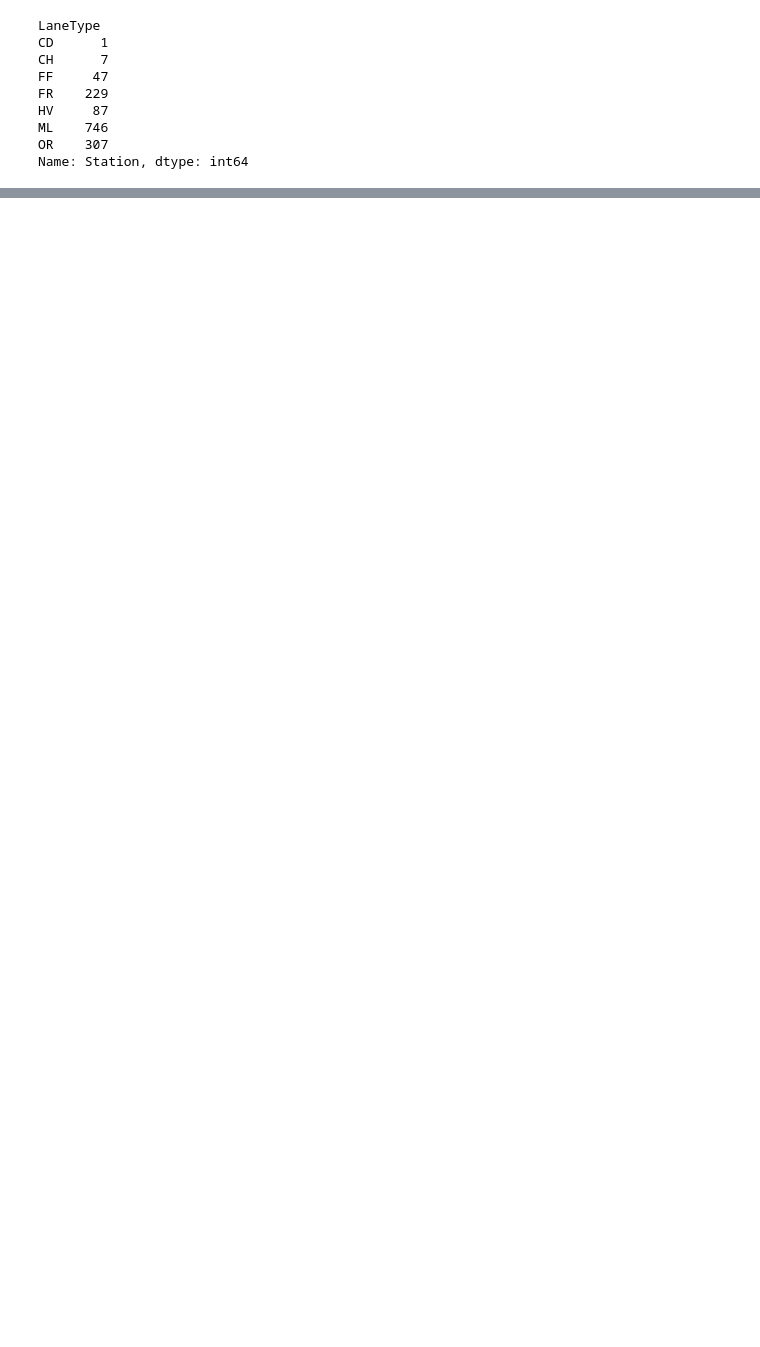
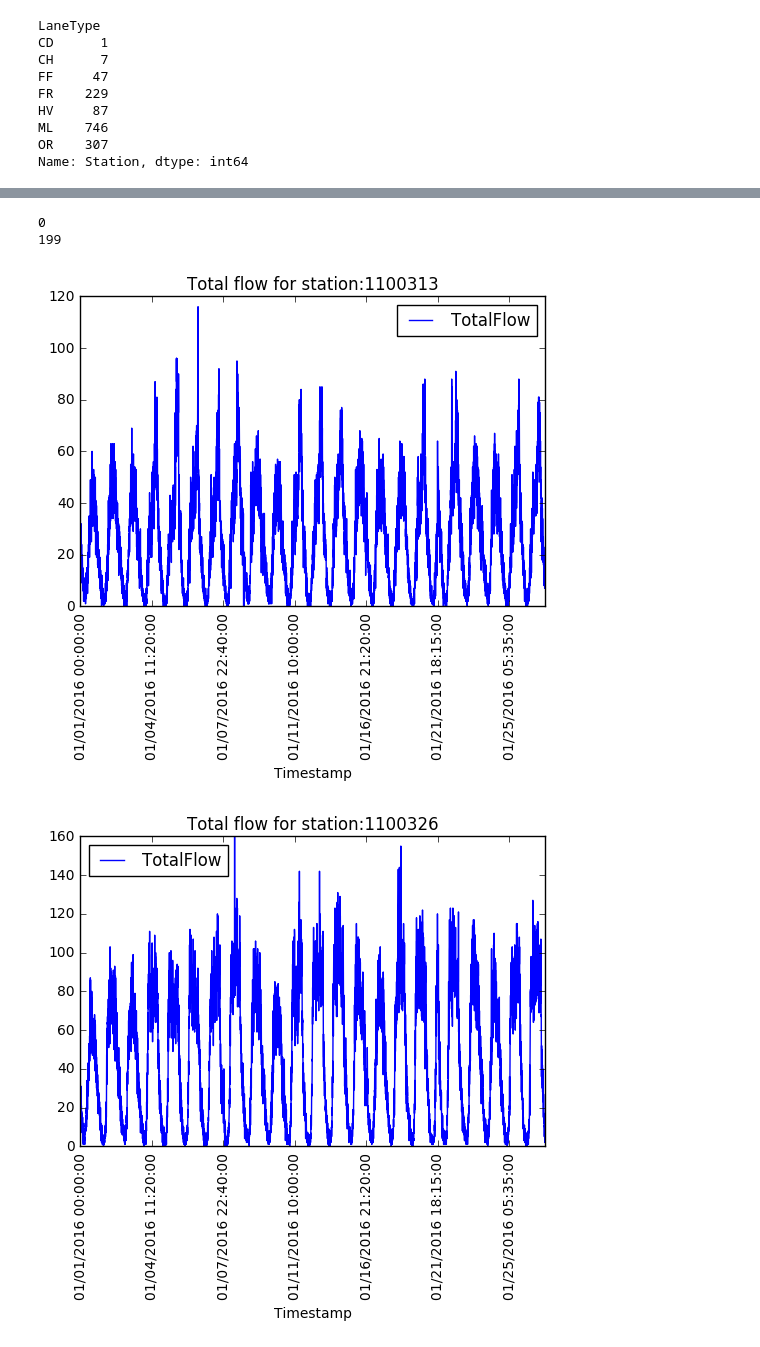
Before and after one commit to abrespect/DSE_Cohort2_Traffic_Capstone, a Jupyter notebook: C2 Exploratory/Explore_Ramp_Relationship.ipynb, the cells around one changed output, grey strips where cells are left out. Saved outputs shown, nothing was run; the diff lists cells and outputs as text; code cells hidden in the pictures; blank space fills up the shorter version.

```diff
--- a/C2 Exploratory/Explore_Ramp_Relationship.ipynb
+++ b/C2 Exploratory/Explore_Ramp_Relationship.ipynb
@@ -246,0 +193,24 @@ for station in my_list:
+# %%
+#count bad off ramptsstations
+bad_stations = get_bad_sensors(off_ramps,['TotalFlow'])
+sensors = get_sensors(off_ramps)
+
+print len(bad_stations)
+print len(sensors)
+
+
+#remove bad stations
+off_ramps = off_ramps.loc[~(off_ramps['Station'].isin(bad_stations)),:]
+
+my_list = off_ramps.head(3).loc[:,'Station'].tolist()
+# %% [output]
+0
+199
+# %%
+stations_grouped = off_ramps.groupby('Station')
+for station in my_list:
+    small_df = stations_grouped.get_group(station).loc[:,['Timestamp','TotalFlow']]
+    small_df.loc[:,:].plot(x='Timestamp', y='TotalFlow', title="Total flow for station:%i"%(station),rot=90)
+# %% [output]
+[figure, added]
+[figure, added]
```
Also changed, not shown: parts of 33 cells of this notebook.
